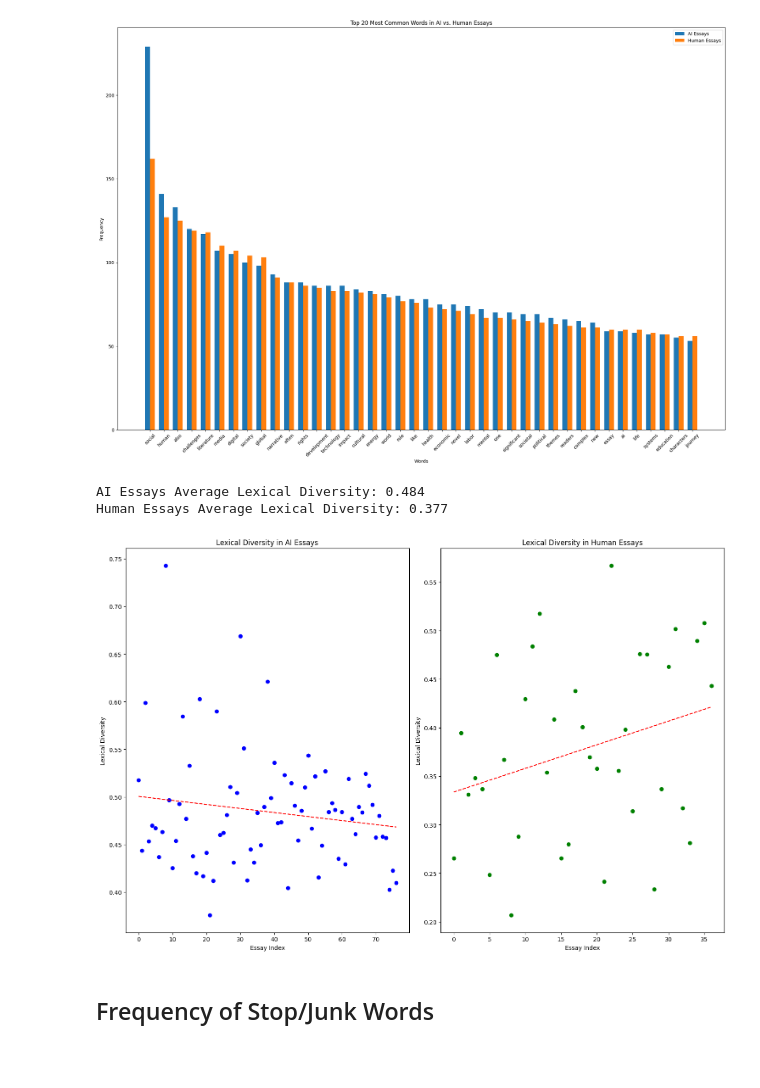
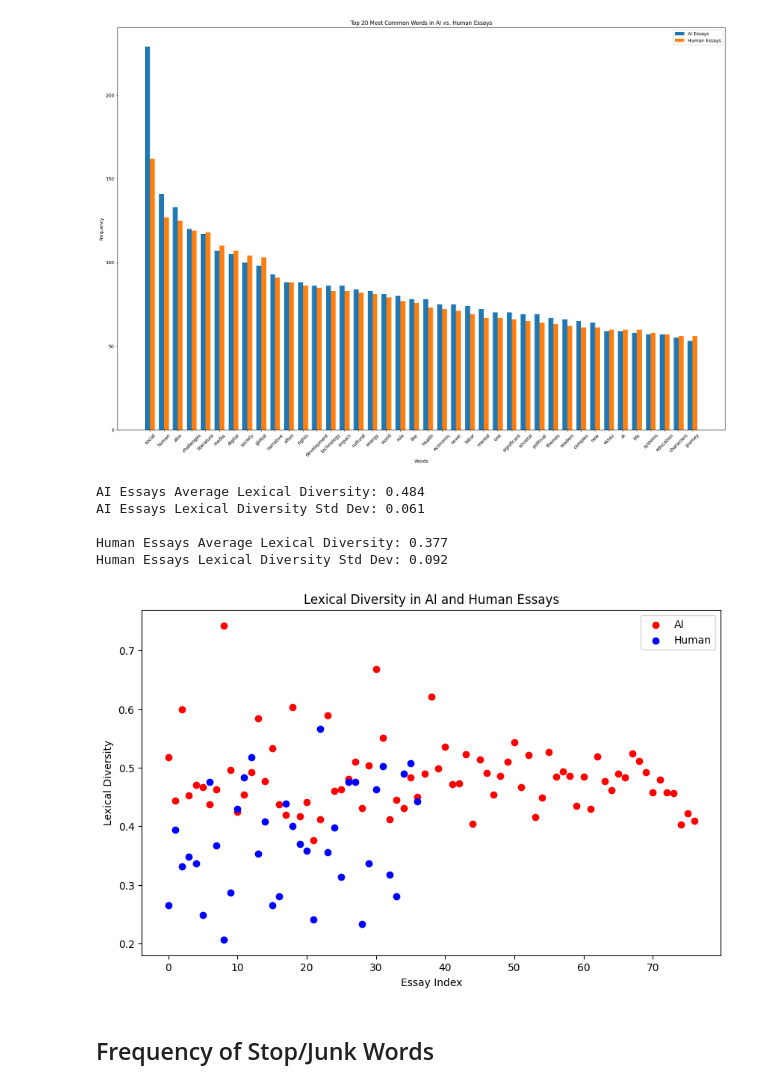
Before and after one commit to BroganDev21/Senior-Project, a Jupyter notebook: SeniorProject.ipynb, the cells around one changed output. Saved outputs shown, nothing was run; the diff lists cells and outputs as text; code cells hidden in the pictures; blank space fills up the shorter version.

```diff
--- a/SeniorProject.ipynb
+++ b/SeniorProject.ipynb
@@ -281,45 +261,50 @@ plt.show()
 # %%
 def lexical_diversity(text):
     tokens = preprocess_text(text)
     return len(set(tokens)) / len(tokens) if tokens else 0
 
 # Calculate lexical diversity for each essay
 ai_diversities = [lexical_diversity(essay) for essay in ai_essays]
 human_diversities = [lexical_diversity(essay) for essay in human_essays]
+
+# Calculate mean and standard deviation
 ai_lexical_average = np.mean(ai_diversities)
 human_lexical_average = np.mean(human_diversities)
+ai_lexical_std = np.std(ai_diversities)
+human_lexical_std = np.std(human_diversities)
 
 print(f"AI Essays Average Lexical Diversity: {ai_lexical_average:.3f}")
-print(f"Human Essays Average Lexical Diversity: {human_lexical_average:.3f}\n")
+print(f"AI Essays Lexical Diversity Std Dev: {ai_lexical_std:.3f}\n")
+print(f"Human Essays Average Lexical Diversity: {human_lexical_average:.3f}")
+print(f"Human Essays Lexical Diversity Std Dev: {human_lexical_std:.3f}\n")
 
-plt.figure(figsize=(15, 10))
+plt.figure(figsize=(10, 6))
 
-# AI Essays
-plt.subplot(1, 2, 1)
-plt.scatter(range(len(ai_diversities)), ai_diversities, color='blue', label='AI')
-z = np.polyfit(range(len(ai_diversities)), ai_diversities, 1)
-p = np.poly1d(z)
-plt.plot(range(len(ai_diversities)), p(range(len(ai_diversities))), "r--")
-plt.title("Mean Lexical Diversity in AI Essays")
+# Plot both AI and Human Essays
+plt.scatter(range(len(ai_diversities)), ai_diversities, color='red', label='AI')
+plt.scatter(range(len(human_diversities)), human_diversities, color='blue', label='Human')
+
+# Trend line for AI essays
+z_ai = np.polyfit(range(len(ai_diversities)), ai_diversities, 1)
+p_ai = np.poly1d(z_ai)
+
+# Trend line for Human essays
+z_human = np.polyfit(range(len(human_diversities)), human_diversities, 1)
+p_human = np.poly1d(z_human)
+
+plt.title("Lexical Diversity in AI and Human Essays")
 plt.xlabel("Essay Index")
 plt.ylabel("Lexical Diversity")
+plt.legend()
 
-# Human Essays
-plt.subplot(1, 2, 2)
-plt.scatter(range(len(human_diversities)), human_diversities, color='green', label='Human')
-z = np.polyfit(range(len(human_diversities)), human_diversities, 1)
-p = np.poly1d(z)
-plt.plot(range(len(human_diversities)), p(range(len(human_diversities))), "r--")
-plt.title("Mean Lexical Diversity in Human Essays")
-plt.xlabel("Essay Index")
-plt.ylabel("Lexical Diversity")
-
-plt.tight_layout()
 plt.show()
 # %% [output]
 AI Essays Average Lexical Diversity: 0.484
+AI Essays Lexical Diversity Std Dev: 0.061
+
 Human Essays Average Lexical Diversity: 0.377
+Human Essays Lexical Diversity Std Dev: 0.092
-[figure, old version]
+[figure, new version]
 # %% [markdown]
 ## Frequency of Stop/Junk Words
 # %%
```
Also changed, not shown: parts of 20 cells of this notebook, 4 other files.
